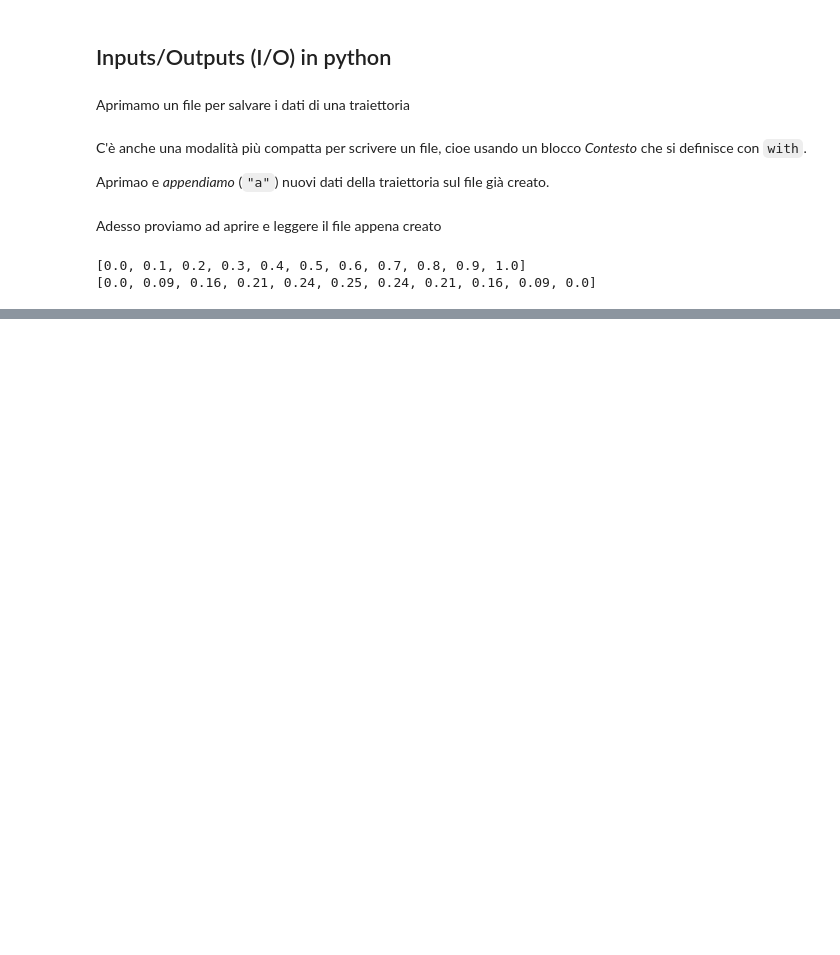
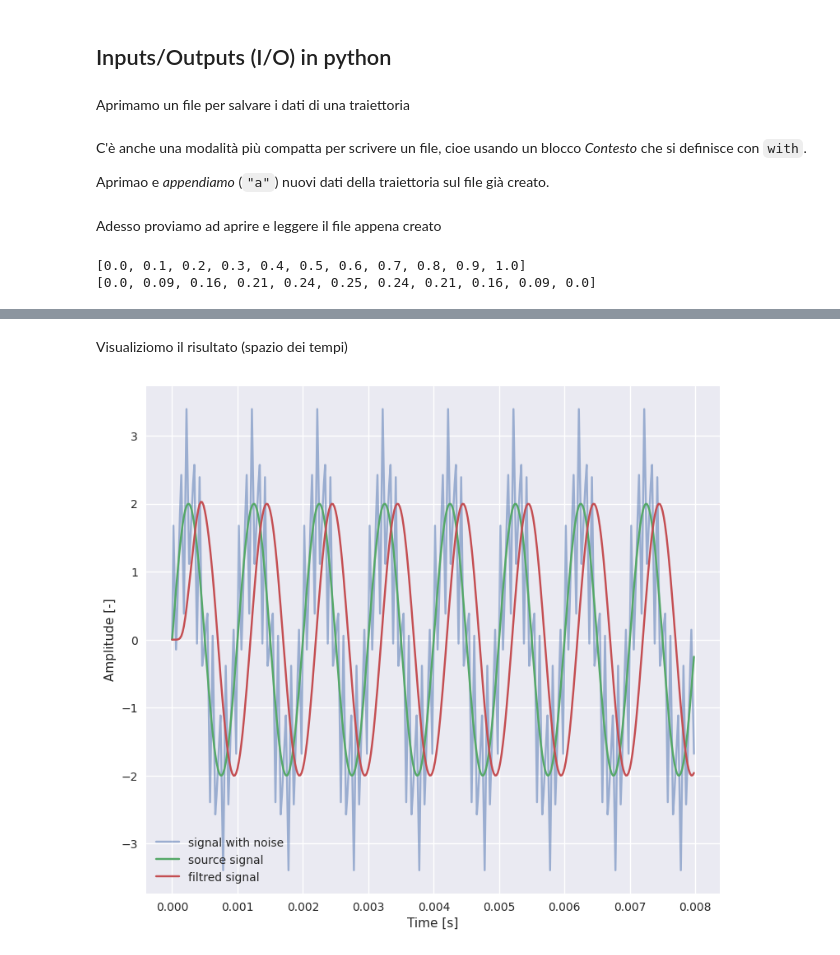
Before and after one commit to paolodeangelis/AEM, a Jupyter notebook: 1-Hands-on_Python3.ipynb, the cells around one changed output, grey strips where cells are left out. Cells and saved outputs as stored; diff of their text form; code cells hidden in the pictures; blank space fills up the shorter version.

```diff
--- a/1-Hands-on_Python3.ipynb
+++ b/1-Hands-on_Python3.ipynb
@@ -562,0 +741,17 @@ print(height_r)
+# %% [markdown]
+Visualiziomo il risultato (spazio dei tempi)
+# %%
+fig = plt.figure(figsize=(9, 8))
+
+
+with plt.style.context("seaborn"):
+    ax = fig.add_subplot(111)
+    ax.plot(t, signal, alpha=0.5, label="signal with noise")
+    ax.plot(t, wave, label="source signal")
+    ax.plot(t, signal_filtred, label="filtred signal")
+    ax.legend()
+    ax.set_xlabel("Time [s]")
+    ax.set_ylabel("Amplitude [-]")
+plt.show()
+# %% [output]
+[figure, added]
```
Also changed, not shown: parts of 21 cells of this notebook, 1 other file.
